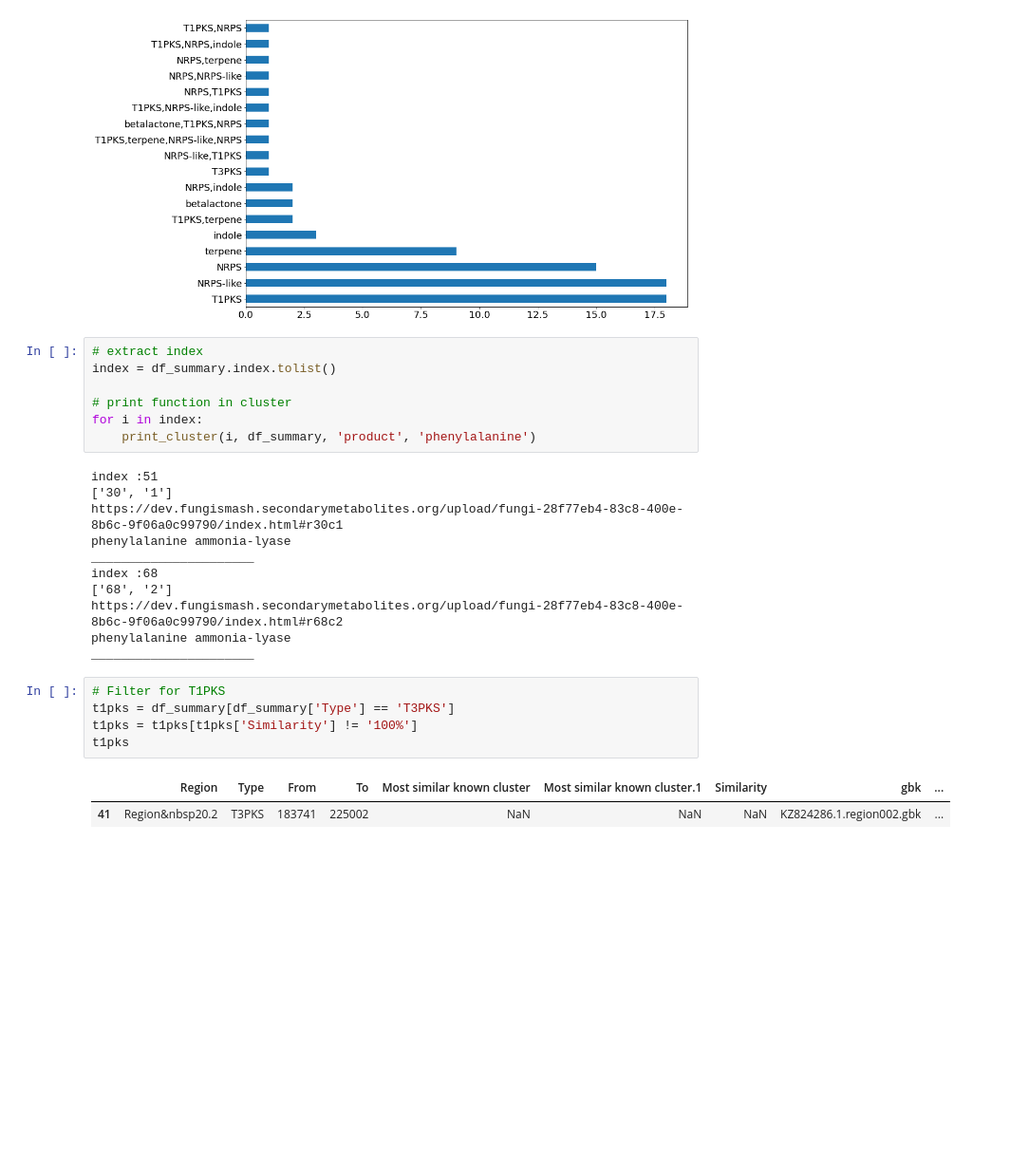
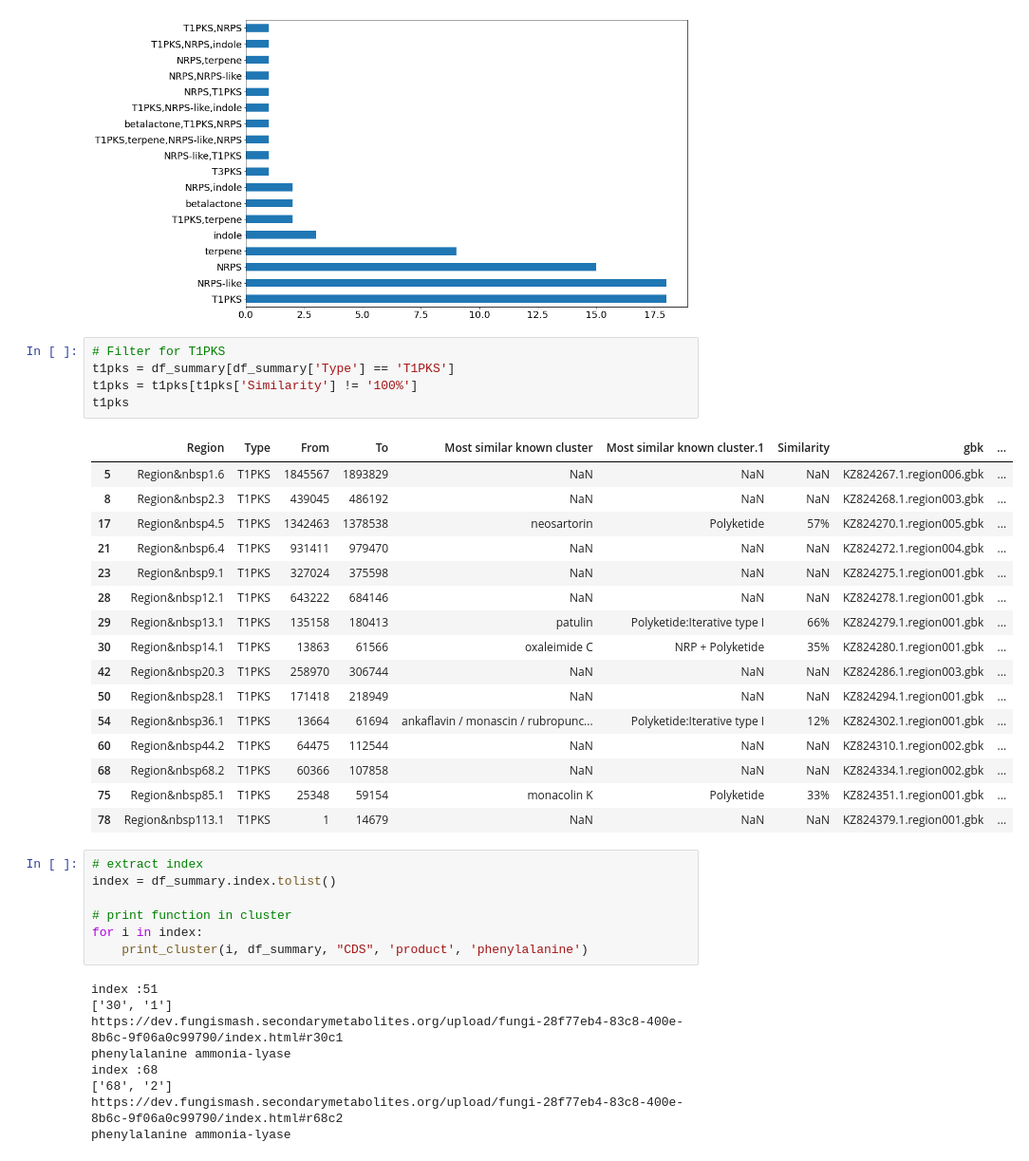
Before and after one commit to matinnuhamunada/course_27815, a Jupyter notebook: CHO_015404.ipynb, the cells around one changed output. Shown at 95% size. Cells and saved outputs as stored; diff of their text form; blank space fills up the shorter version.

```diff
--- a/CHO_015404.ipynb
+++ b/CHO_015404.ipynb
@@ -105,31 +109,43 @@ fig = df_summary.Type.value_counts().plot(kind='barh',  figsize=(15, 10), fontsi
 fig.savefig('test.png')
 # %% [output]
 [figure]
+# %%
+# Filter for T1PKS
+t1pks = df_summary[df_summary['Type'] == 'T1PKS']
+t1pks = t1pks[t1pks['Similarity'] != '100%']
+t1pks
+# %% [output]
+|  | Region | Type | From | To | Most similar known cluster | Most similar known cluster.1 | Similarity | gbk | ... |
+| 5 | Region&nbsp1.6 | T1PKS | 1845567 | 1893829 | NaN | NaN | NaN | KZ824267.1.region006.gbk | ... |
+| 8 | Region&nbsp2.3 | T1PKS | 439045 | 486192 | NaN | NaN | NaN | KZ824268.1.region003.gbk | ... |
+| 17 | Region&nbsp4.5 | T1PKS | 1342463 | 1378538 | neosartorin | Polyketide | 57% | KZ824270.1.region005.gbk | ... |
+| 21 | Region&nbsp6.4 | T1PKS | 931411 | 979470 | NaN | NaN | NaN | KZ824272.1.region004.gbk | ... |
+| 23 | Region&nbsp9.1 | T1PKS | 327024 | 375598 | NaN | NaN | NaN | KZ824275.1.region001.gbk | ... |
+| 28 | Region&nbsp12.1 | T1PKS | 643222 | 684146 | NaN | NaN | NaN | KZ824278.1.region001.gbk | ... |
+| 29 | Region&nbsp13.1 | T1PKS | 135158 | 180413 | patulin | Polyketide:Iterative type I | 66% | KZ824279.1.region001.gbk | ... |
+| 30 | Region&nbsp14.1 | T1PKS | 13863 | 61566 | oxaleimide C | NRP + Polyketide | 35% | KZ824280.1.region001.gbk | ... |
+| 42 | Region&nbsp20.3 | T1PKS | 258970 | 306744 | NaN | NaN | NaN | KZ824286.1.region003.gbk | ... |
+| 50 | Region&nbsp28.1 | T1PKS | 171418 | 218949 | NaN | NaN | NaN | KZ824294.1.region001.gbk | ... |
+| 54 | Region&nbsp36.1 | T1PKS | 13664 | 61694 | ankaflavin / monascin / rubropunc... | Polyketide:Iterative type I | 12% | KZ824302.1.region001.gbk | ... |
+| 60 | Region&nbsp44.2 | T1PKS | 64475 | 112544 | NaN | NaN | NaN | KZ824310.1.region002.gbk | ... |
+| 68 | Region&nbsp68.2 | T1PKS | 60366 | 107858 | NaN | NaN | NaN | KZ824334.1.region002.gbk | ... |
+| 75 | Region&nbsp85.1 | T1PKS | 25348 | 59154 | monacolin K | Polyketide | 33% | KZ824351.1.region001.gbk | ... |
+| 78 | Region&nbsp113.1 | T1PKS | 1 | 14679 | NaN | NaN | NaN | KZ824379.1.region001.gbk | ... |
 # %%
 # extract index
 index = df_summary.index.tolist()
 
 # print function in cluster
 for i in index:
-    print_cluster(i, df_summary, 'product', 'phenylalanine')
+    print_cluster(i, df_summary, "CDS", 'product', 'phenylalanine')
 # %% [output]
 index :51
 ['30', '1']
 https://dev.fungismash.secondarymetabolites.org/upload/fungi-28f77eb4-83c8-400e-8b6c-9f06a0c99790/index.html#r30c1
 phenylalanine ammonia-lyase
-______________________
 index :68
 ['68', '2']
 https://dev.fungismash.secondarymetabolites.org/upload/fungi-28f77eb4-83c8-400e-8b6c-9f06a0c99790/index.html#r68c2
 phenylalanine ammonia-lyase
-______________________
-# %%
-# Filter for T1PKS
-t1pks = df_summary[df_summary['Type'] == 'T3PKS']
-t1pks = t1pks[t1pks['Similarity'] != '100%']
-t1pks
-# %% [output]
-|  | Region | Type | From | To | Most similar known cluster | Most similar known cluster.1 | Similarity | gbk | ... |
-| 41 | Region&nbsp20.2 | T3PKS | 183741 | 225002 | NaN | NaN | NaN | KZ824286.1.region002.gbk | ... |
 # %%
 # extract index
```
Also changed, not shown: parts of 3 cells of this notebook.
